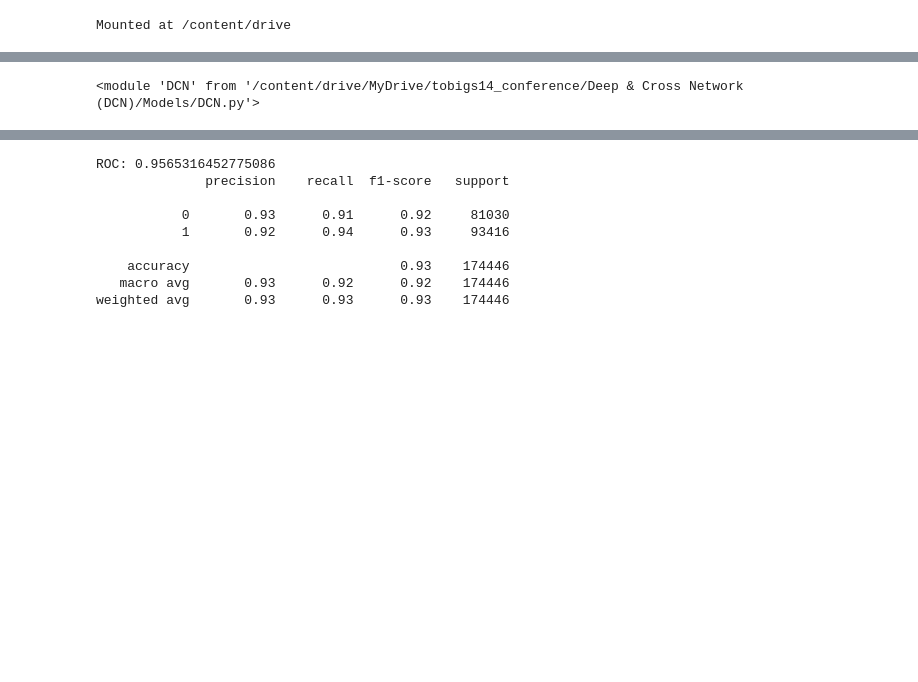
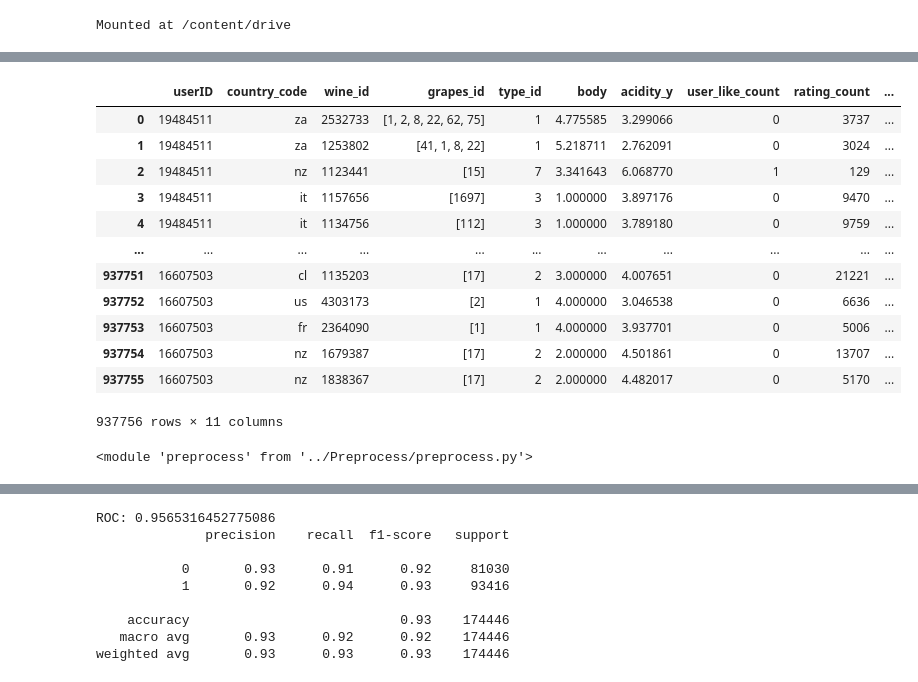
Before and after one commit to tobigs-reco-conf-1314/Tommelier, a Jupyter notebook: Results/DCN_main_junyoung.ipynb, the cells around one changed output, grey strips where cells are left out. Cells and saved outputs as stored; diff of their text form; code cells hidden in the pictures; blank space fills up the shorter version.

```diff
--- a/Results/DCN_main_junyoung.ipynb
+++ b/Results/DCN_main_junyoung.ipynb
@@ -43,0 +57,3 @@ import glob
+# %%
+item = pd.read_csv(os.path.join('..', 'Data', 'item.csv'))
+item
@@ -58,16 +76,41 @@ add_train.head()
 # %%
 str_features = ["userID", "country_code", 'wine_id', 'grapes_id']
-int_features = ["type_id", "body", "acidity", 'user_like_count', 'rating_count', 'alcohol']
+int_features = ["type_id", "body", "acidity_y", 'user_like_count', 'rating_count', 'alcohol']
 label_feature=["like"]
 feature_names = str_features + int_features + label_feature
+# %%
+# 해당 wine_id는 같은 wine을 의미하지만 wine정보는 1183966만 있는 것으로 보임
+train.loc[train['wine_id'] == 1886805, 'wine_id'] = 1183966
+test.loc[test['wine_id'] == 1886805, 'wine_id'] = 1183966
+# %%
+train = train.merge(item, on = 'wine_id', how = 'left')
+test = test.merge(item, on = 'wine_id', how = 'left')
+# %%
+add_train = train[feature_names]
+add_test = test[feature_names]
+
+add_train
+# %% [output]
+|  | userID | country_code | wine_id | grapes_id | type_id | body | acidity_y | user_like_count | rating_count | ... |
+| 0 | 19484511 | za | 2532733 | [1, 2, 8, 22, 62, 75] | 1 | 4.775585 | 3.299066 | 0 | 3737 | ... |
+| 1 | 19484511 | za | 1253802 | [41, 1, 8, 22] | 1 | 5.218711 | 2.762091 | 0 | 3024 | ... |
+| 2 | 19484511 | nz | 1123441 | [15] | 7 | 3.341643 | 6.068770 | 1 | 129 | ... |
+| 3 | 19484511 | it | 1157656 | [1697] | 3 | 1.000000 | 3.897176 | 0 | 9470 | ... |
+| 4 | 19484511 | it | 1134756 | [112] | 3 | 1.000000 | 3.789180 | 0 | 9759 | ... |
+| ... | ... | ... | ... | ... | ... | ... | ... | ... | ... | ... |
+| 937751 | 16607503 | cl | 1135203 | [17] | 2 | 3.000000 | 4.007651 | 0 | 21221 | ... |
+| 937752 | 16607503 | us | 4303173 | [2] | 1 | 4.000000 | 3.046538 | 0 | 6636 | ... |
+| 937753 | 16607503 | fr | 2364090 | [1] | 1 | 4.000000 | 3.937701 | 0 | 5006 | ... |
+| 937754 | 16607503 | nz | 1679387 | [17] | 2 | 2.000000 | 4.501861 | 0 | 13707 | ... |
+| 937755 | 16607503 | nz | 1838367 | [17] | 2 | 2.000000 | 4.482017 | 0 | 5170 | ... |
+937756 rows × 11 columns
 # %%
-import sys
-sys.path.append(os.path.join('/content/drive/MyDrive/tobigs14_conference/Deep & Cross Network (DCN)', 'Preprocess'))
-sys.path.append(os.path.join('/content/drive/MyDrive/tobigs14_conference/Deep & Cross Network (DCN)', 'Models'))
+sys.path.append(os.path.join('..', 'Preprocess'))
+sys.path.append(os.path.join('..', 'Models'))
+import preprocess
+import DCN
+
+import imp
+imp.reload(preprocess)
+# %% [output]
+<module 'preprocess' from '../Preprocess/preprocess.py'>
-# %%
-from dcn_preprocess_junyoung import DCN_preprocessing
-import DCN
-import imp
-imp.reload(DCN)
-# %% [output]
-<module 'DCN' from '/content/drive/MyDrive/tobigs14_conference/Deep & Cross Network (DCN)/Models/DCN.py'>
```
Also changed, not shown: parts of 19 cells of this notebook, 3 other files.
